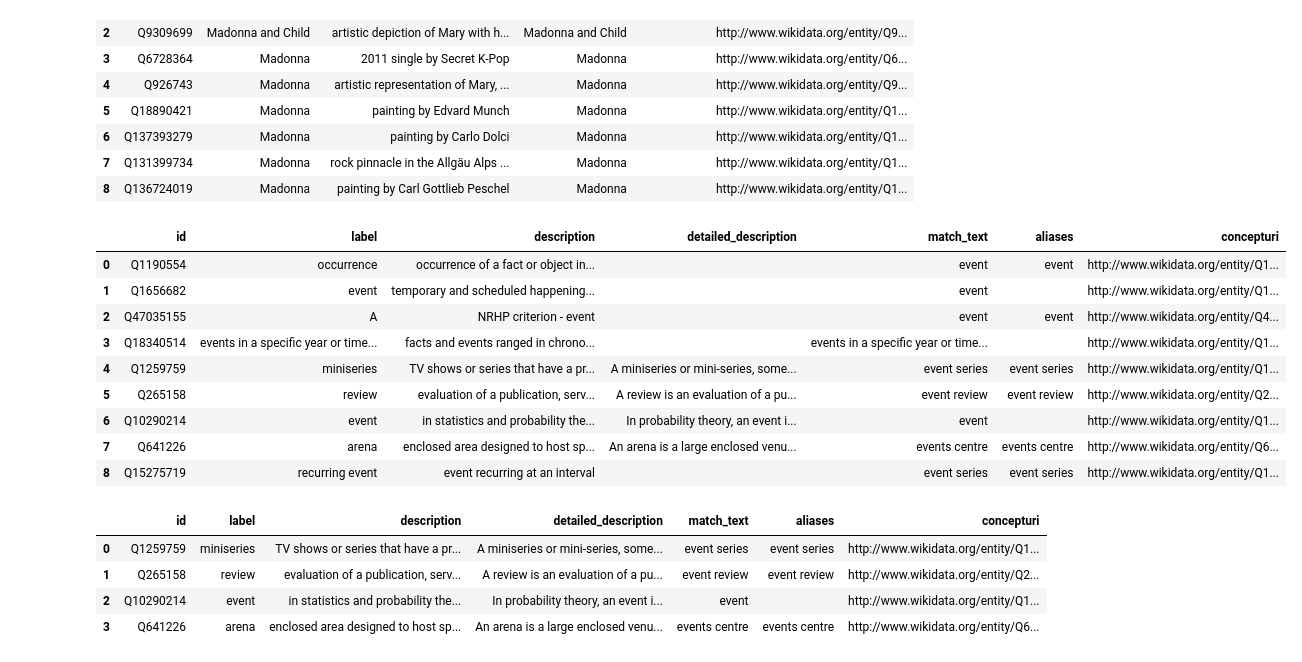
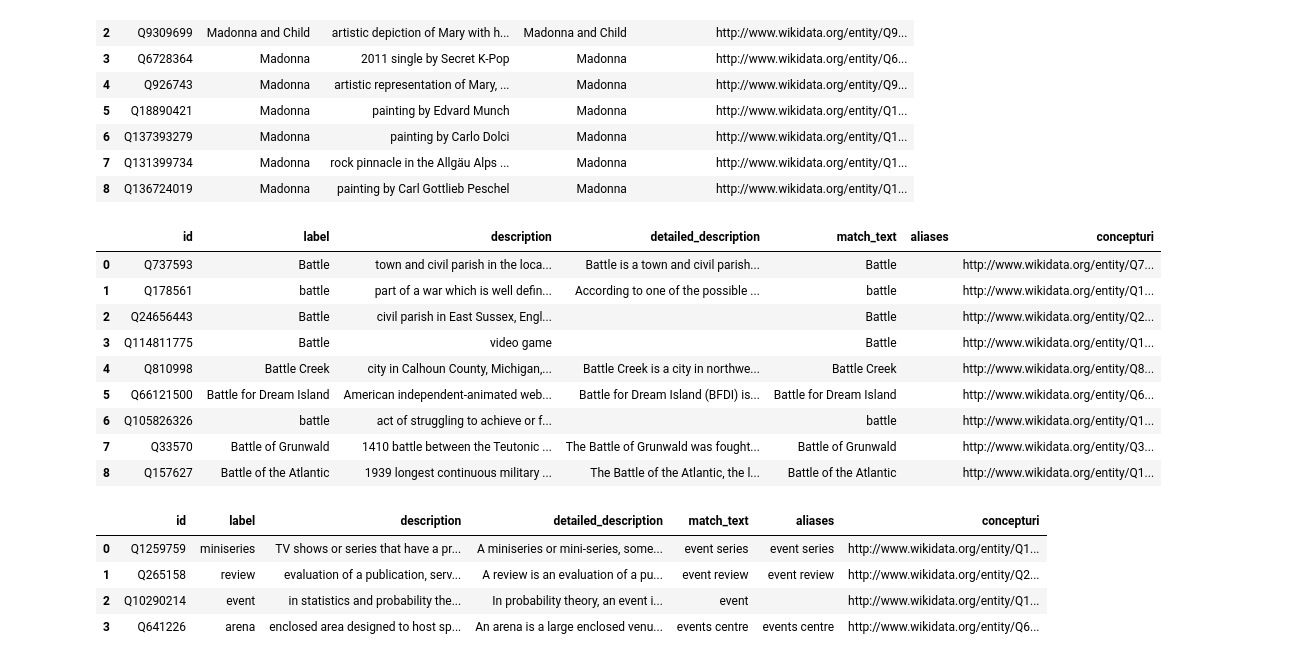
Before and after one commit to YxRicardo/LiteSemRAG, a Jupyter notebook: jupyter_notebooks/explore_wikidata.ipynb, the cells around one changed output. Cells and saved outputs as stored; diff of their text form; code cells hidden in the pictures.

Commit message:
Add proto description analysis tools

```diff
--- a/jupyter_notebooks/explore_wikidata.ipynb
+++ b/jupyter_notebooks/explore_wikidata.ipynb
@@ -126,6 +126,10 @@ def _series_casefold_equals(series, target):
     target_casefold = str(target).casefold()
     return series.map(lambda value: str(value).casefold() == target_casefold if value is not None else False)
 
+def _series_casefold_contains(series, target):
+    target_casefold = str(target).casefold()
+    return series.map(lambda value: target_casefold in str(value).casefold() if value is not None else False)
+
 def _series_non_empty_mask(series):
     return series.map(lambda value: bool(str(value).strip()) if value is not None else False)
 
@@ -145,11 +149,15 @@ def search_wikidata(
     drop_missing_detailed_description=False,
     detailed_description_sentences=3,
     filter_name=True,
+    label_contains_text=True,
 ):
     """
     Search Wikidata entities using wbsearchentities and return a clean DataFrame.
 
     If exact_match_text is True, only keep rows whose match_text exactly matches
+    the input term, ignoring case.
+
+    If label_contains_text is True, only keep rows whose label contains
     the input term, ignoring case.
 
     If filter_name is True, remove rows whose description contains the
@@ -207,6 +215,9 @@ def search_wikidata(
     if filter_name and not df.empty:
         df = df[_series_exclude_name_descriptions(df["description"])].reset_index(drop=True)
 
+    if label_contains_text and not df.empty:
+        df = df[_series_casefold_contains(df["label"], normalized_term)].reset_index(drop=True)
+
     if exact_match_text and not df.empty:
         df = df[_series_casefold_equals(df["match_text"], normalized_term)].reset_index(drop=True)
 
@@ -599,19 +610,19 @@ display(df_apple)
 | 8 | Q136724019 | Madonna | painting by Carl Gottlieb Peschel | Madonna |  | http://www.wikidata.org/entity/Q1... |
 # %%
 # Demo 2: United States
-df_us = search_wikidata("event", include_detailed_description=True,limit=10)
+df_us = search_wikidata("battle", include_detailed_description=True,limit=10)
 display(df_us)
 # %% [output]
 |  | id | label | description | detailed_description | match_text | aliases | concepturi |
-| 0 | Q1190554 | occurrence | occurrence of a fact or object in... |  | event | event | http://www.wikidata.org/entity/Q1... |
-| 1 | Q1656682 | event | temporary and scheduled happening... |  | event |  | http://www.wikidata.org/entity/Q1... |
-| 2 | Q47035155 | A | NRHP criterion - event |  | event | event | http://www.wikidata.org/entity/Q4... |
-| 3 | Q18340514 | events in a specific year or time... | facts and events ranged in chrono... |  | events in a specific year or time... |  | http://www.wikidata.org/entity/Q1... |
-| 4 | Q1259759 | miniseries | TV shows or series that have a pr... | A miniseries or mini-series, some... | event series | event series | http://www.wikidata.org/entity/Q1... |
-| 5 | Q265158 | review | evaluation of a publication, serv... | A review is an evaluation of a pu... | event review | event review | http://www.wikidata.org/entity/Q2... |
-| 6 | Q10290214 | event | in statistics and probability the... | In probability theory, an event i... | event |  | http://www.wikidata.org/entity/Q1... |
-| 7 | Q641226 | arena | enclosed area designed to host sp... | An arena is a large enclosed venu... | events centre | events centre | http://www.wikidata.org/entity/Q6... |
-| 8 | Q15275719 | recurring event | event recurring at an interval |  | event series | event series | http://www.wikidata.org/entity/Q1... |
+| 0 | Q737593 | Battle | town and civil parish in the loca... | Battle is a town and civil parish... | Battle |  | http://www.wikidata.org/entity/Q7... |
+| 1 | Q178561 | battle | part of a war which is well defin... | According to one of the possible ... | battle |  | http://www.wikidata.org/entity/Q1... |
+| 2 | Q24656443 | Battle | civil parish in East Sussex, Engl... |  | Battle |  | http://www.wikidata.org/entity/Q2... |
+| 3 | Q114811775 | Battle | video game |  | Battle |  | http://www.wikidata.org/entity/Q1... |
+| 4 | Q810998 | Battle Creek | city in Calhoun County, Michigan,... | Battle Creek is a city in northwe... | Battle Creek |  | http://www.wikidata.org/entity/Q8... |
+| 5 | Q66121500 | Battle for Dream Island | American independent-animated web... | Battle for Dream Island (BFDI) is... | Battle for Dream Island |  | http://www.wikidata.org/entity/Q6... |
+| 6 | Q105826326 | battle | act of struggling to achieve or f... |  | battle |  | http://www.wikidata.org/entity/Q1... |
+| 7 | Q33570 | Battle of Grunwald | 1410 battle between the Teutonic ... | The Battle of Grunwald was fought... | Battle of Grunwald |  | http://www.wikidata.org/entity/Q3... |
+| 8 | Q157627 | Battle of the Atlantic | 1939 longest continuous military ... | The Battle of the Atlantic, the l... | Battle of the Atlantic |  | http://www.wikidata.org/entity/Q1... |
 # %%
 # Demo 3: director
 df = search_wikidata("event",limit=10,include_detailed_description=True,detailed_description_sentences=3,drop_missing_detailed_description=True)
```
Also changed, not shown: parts of 1 cell of this notebook, 3 other files.
